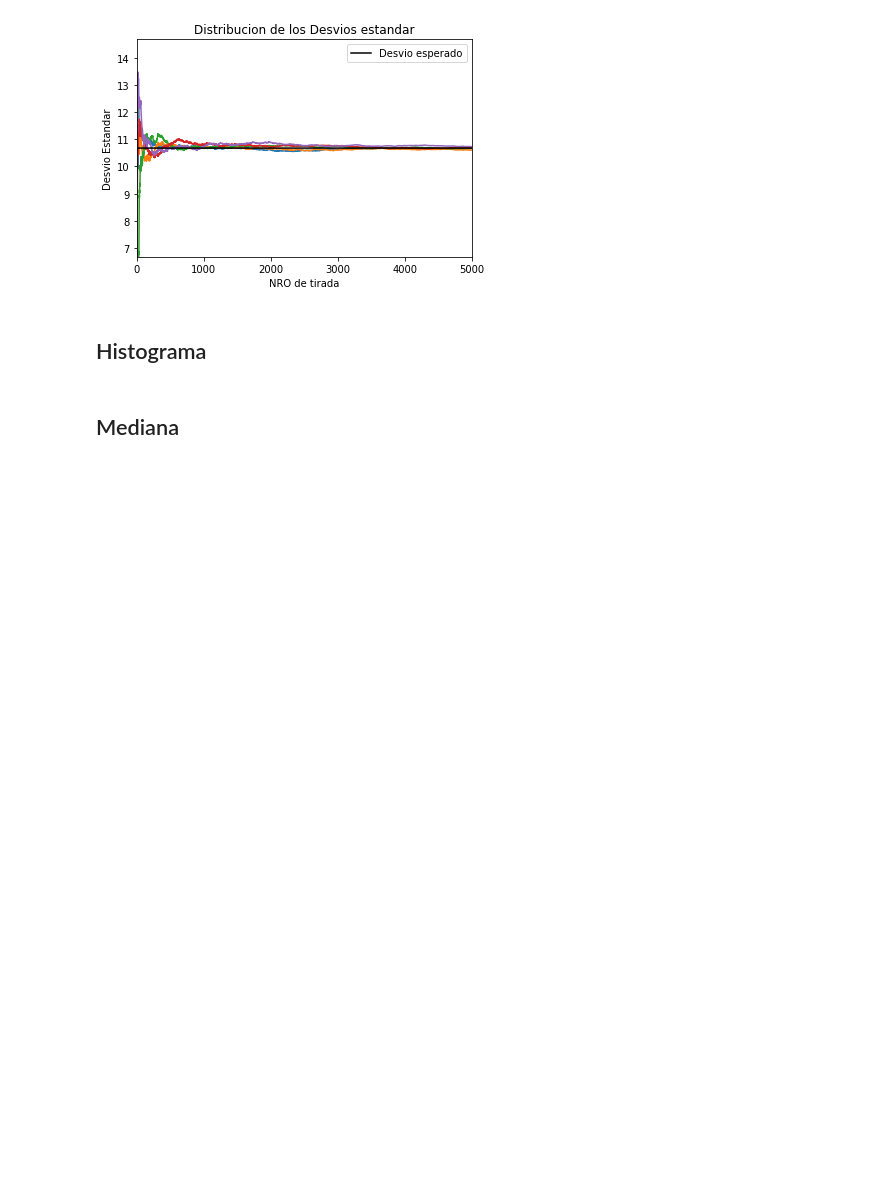
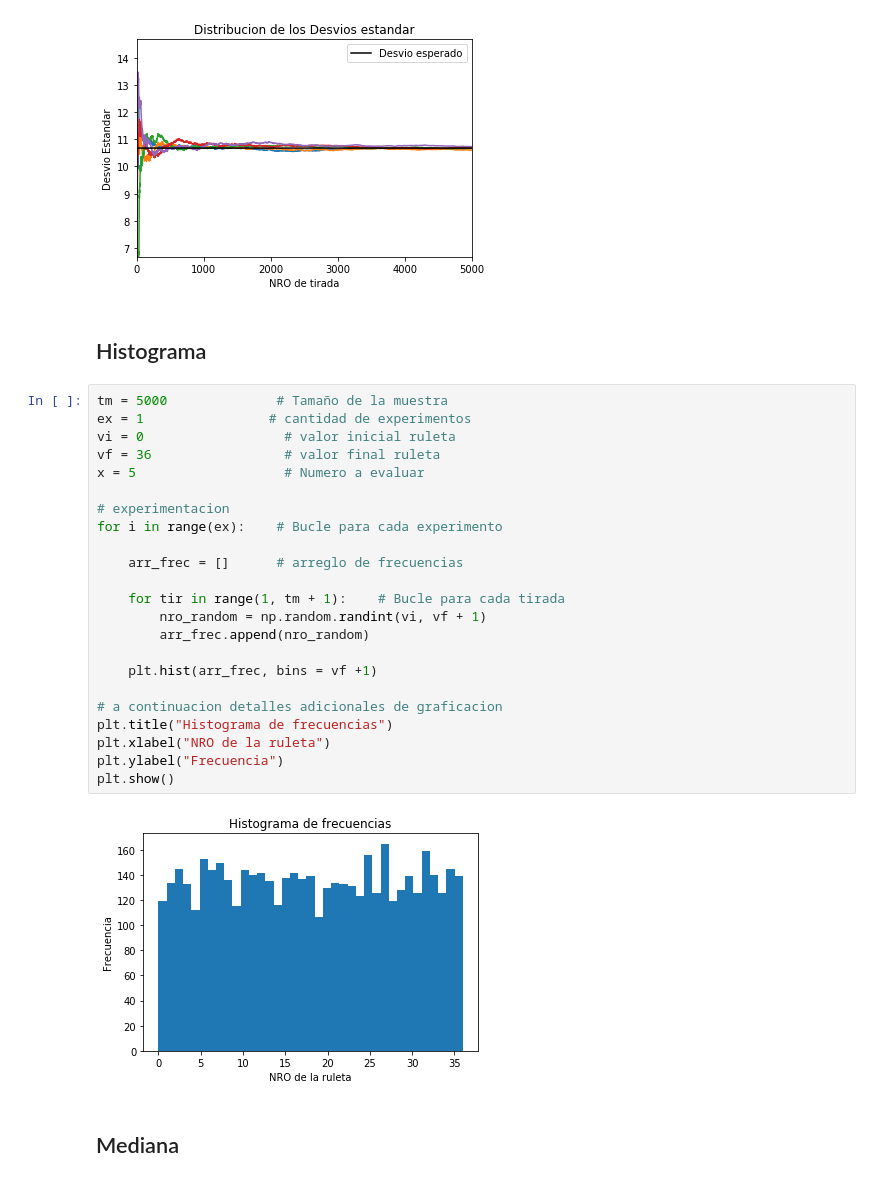
Before and after one commit to alejaz92/facultad, a Jupyter notebook: TP1 - Ruleta.ipynb, the cells around one changed output. Drawn from its saved outputs; the diff is of its cells as text; blank space fills up the shorter version.

Commit message:
Finalizacion del trabajo

```diff
--- a/TP1 - Ruleta.ipynb
+++ b/TP1 - Ruleta.ipynb
@@ -172,6 +172,31 @@ plt.show()
 [figure]
 # %% [markdown]
 ## Histograma
+# %%
+tm = 5000              # Tamaño de la muestra
+ex = 1                # cantidad de experimentos
+vi = 0                  # valor inicial ruleta
+vf = 36                 # valor final ruleta
+x = 5                   # Numero a evaluar
+
+# experimentacion
+for i in range(ex):    # Bucle para cada experimento
+
+    arr_frec = []      # arreglo de frecuencias
+
+    for tir in range(1, tm + 1):    # Bucle para cada tirada
+        nro_random = np.random.randint(vi, vf + 1)
+        arr_frec.append(nro_random)
+
+    plt.hist(arr_frec, bins = vf +1)
+
+# a continuacion detalles adicionales de graficacion
+plt.title("Histograma de frecuencias")
+plt.xlabel("NRO de la ruleta")
+plt.ylabel("Frecuencia")
+plt.show()
+# %% [output]
+[figure, added]
 # %% [markdown]
 ## Mediana
 # %%
```
Also changed, not shown: parts of 9 cells of this notebook.
